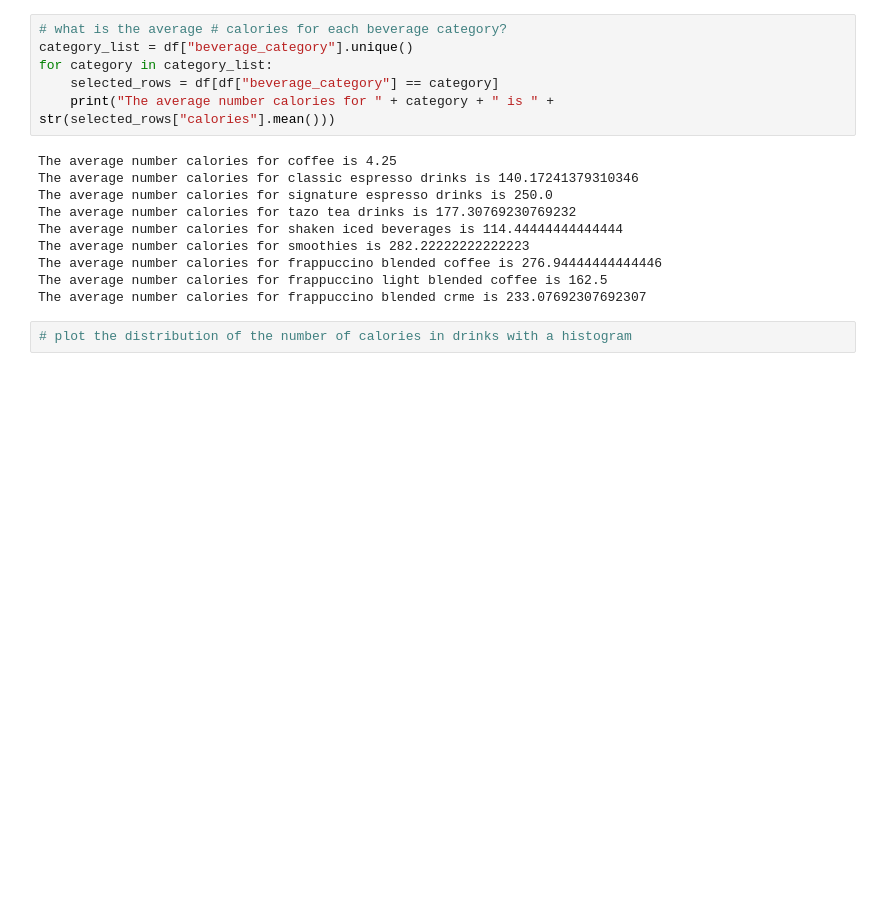
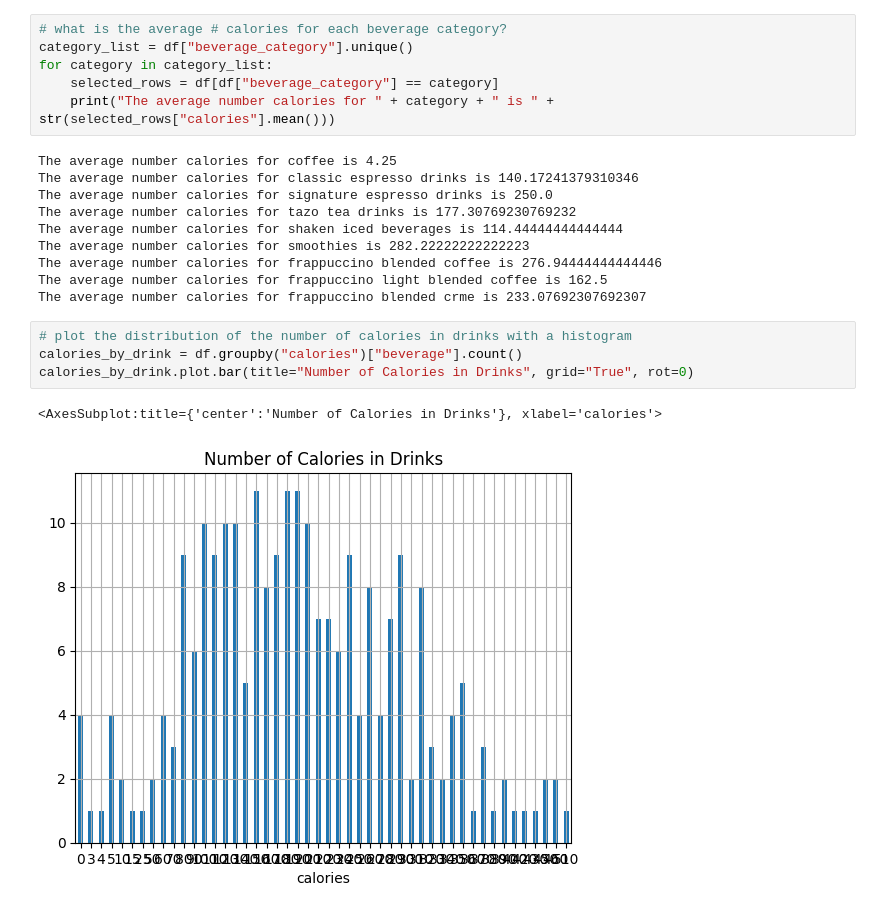
Before and after one commit to shengbinya/MDST-Tutorial-Redesign, a Jupyter notebook: tutorial0/checkpoint0.ipynb, the cells around one changed output. Drawn from its saved outputs; the diff is of its cells as text; blank space fills up the shorter version.

```diff
--- a/tutorial0/checkpoint0.ipynb
+++ b/tutorial0/checkpoint0.ipynb
@@ -232,5 +232,10 @@ The average number calories for frappuccino light blended coffee is 162.5
 The average number calories for frappuccino blended crme is 233.07692307692307
 # %%
 # plot the distribution of the number of calories in drinks with a histogram
+calories_by_drink = df.groupby("calories")["beverage"].count()
+calories_by_drink.plot.bar(title="Number of Calories in Drinks", grid="True", rot=0)
+# %% [output]
+<AxesSubplot:title={'center':'Number of Calories in Drinks'}, xlabel='calories'>
+[figure, added]
 # %%
 # plot calories against total fat with a scatterplot
```
Also changed, not shown: parts of 1 cell of this notebook.
